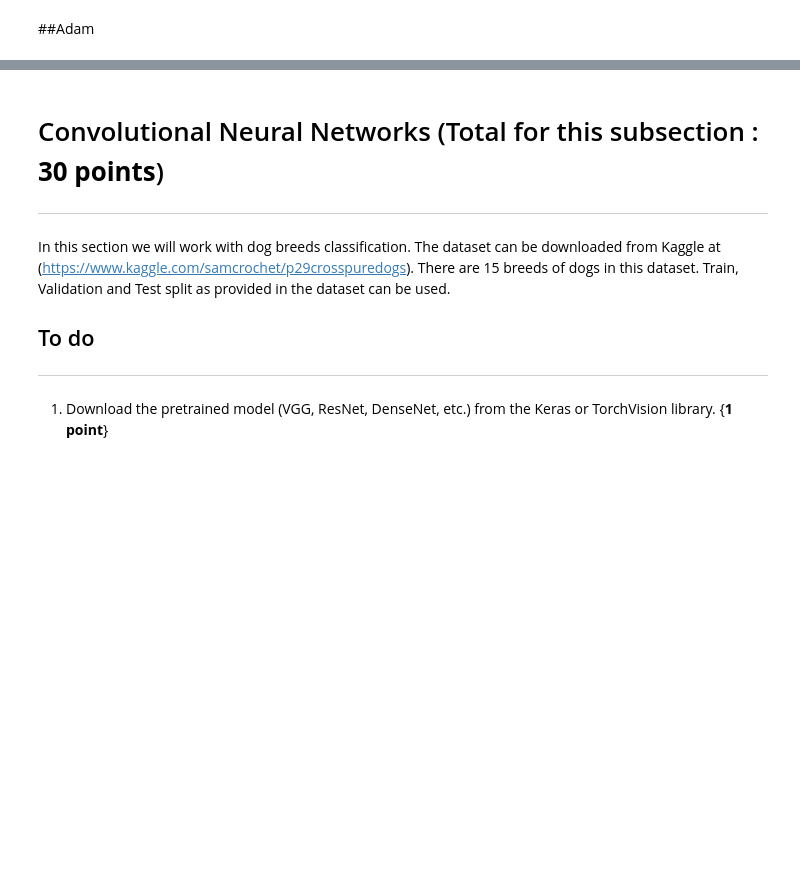
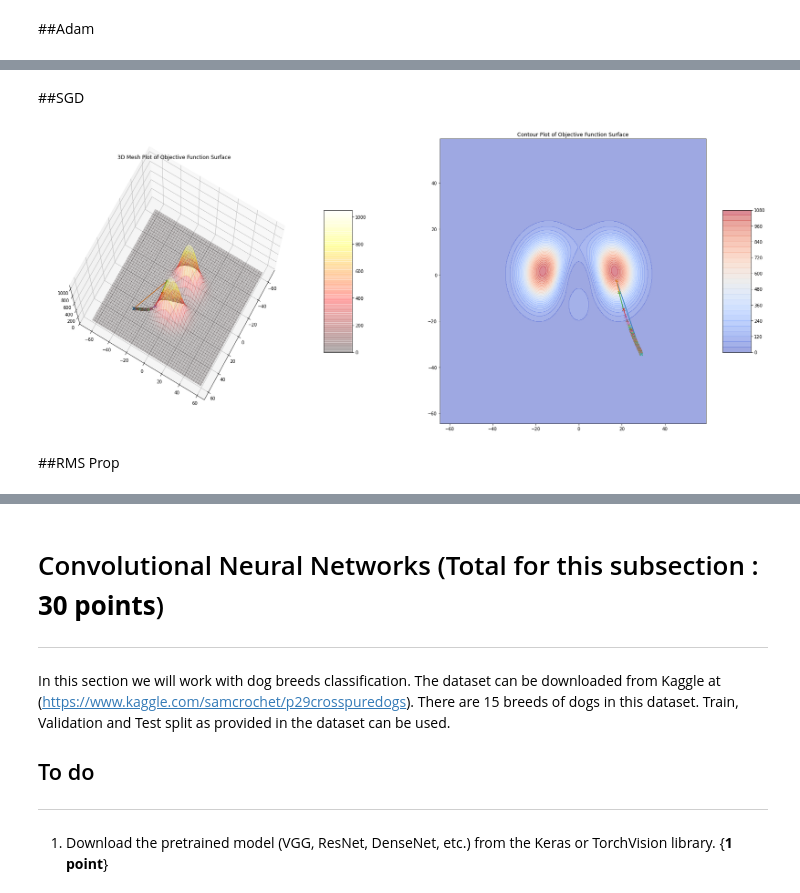
Before and after one commit to vinx-2105/Artificial_Neural_Networks_Labs, a Jupyter notebook: ANN_Lab1.ipynb, the cells around one changed output, grey strips where cells are left out. Cells and saved outputs as stored; diff of their text form; code cells hidden in the pictures; blank space fills up the shorter version.

```diff
--- a/ANN_Lab1.ipynb
+++ b/ANN_Lab1.ipynb
@@ -261,0 +319,29 @@ plot_mesh_and_contour(get_objective_value, w1_path, w2_path)
+# %% [markdown]
+##SGD
+# %%
+w1 = tf.Variable(float(random.randint(17, 17)))
+w2 = tf.Variable(float(random.randint(-1, 1)))
+
+
+epochs = 1000
+optim = optimizers.SGD(1e-1)
+
+w1_path = [w1]
+w2_path = [w2]
+
+#run the epochs
+for epoch in range(epochs):
+  with tf.GradientTape() as gt:
+    gt.watch([w1, w2])
+    f = (2**((-1)*(e)*(w1**2 + w2**2 )))*((k*(w1**2) + w2)**2 + ((w1)**2 + g*(w2**2)))
+    df_dw = gt.gradient(f, [w1, w2])
+    optim.apply_gradients(zip(df_dw, [w1, w2]))
+    w1_path.append(w1.numpy())
+    w2_path.append(w2.numpy())
+
+#plot the mesh and contour graphs with the steps
+plot_mesh_and_contour(get_objective_value_non_convex, w1_path, w2_path, extra_limit=30, levels=30)
+# %% [output]
+[figure, added]
+# %% [markdown]
+##RMS Prop
```
Also changed, not shown: parts of 30 cells of this notebook.
